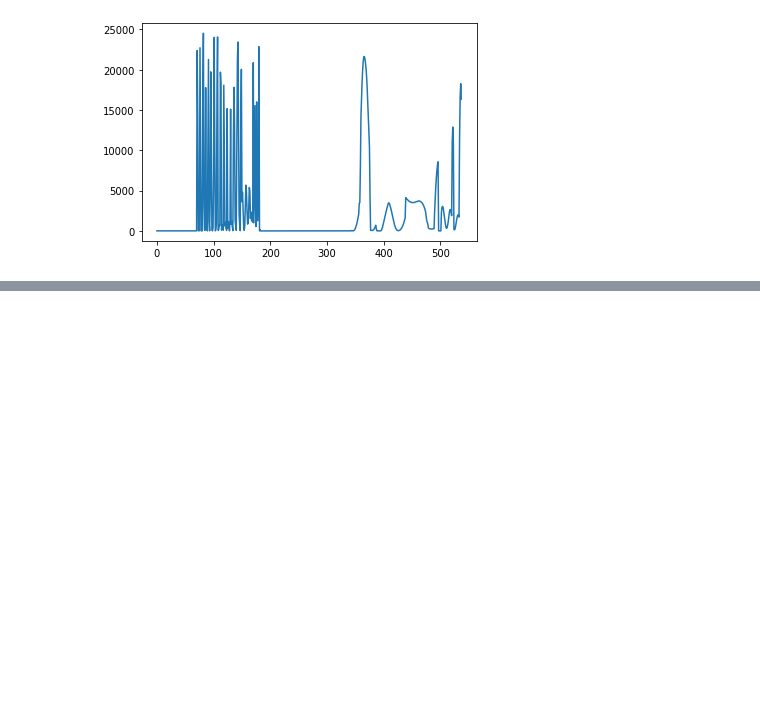
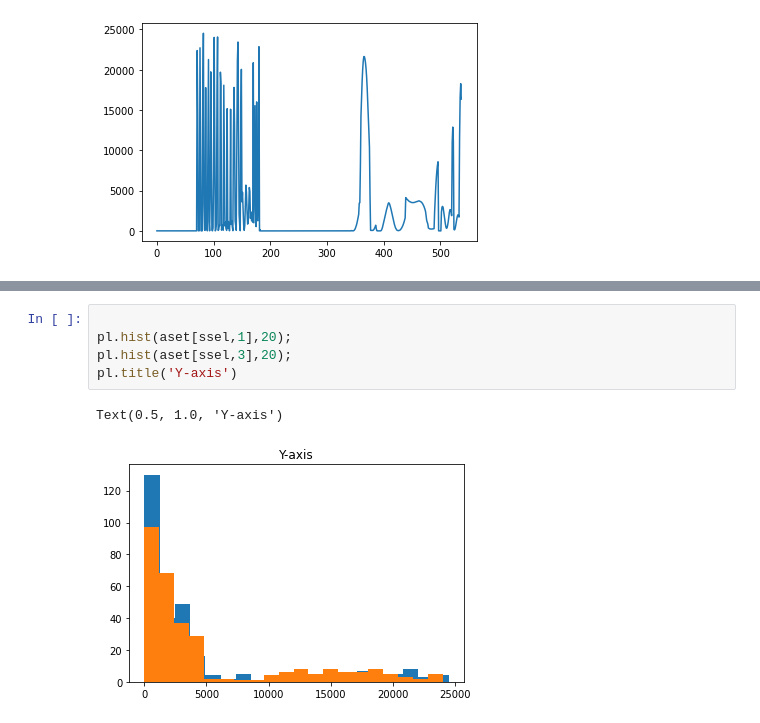
Before and after one commit to limu007/cube, a Jupyter notebook: Attitude_august.ipynb, the cells around one changed output, grey strips where cells are left out. Saved outputs shown, nothing was run; the diff lists cells and outputs as text; blank space fills up the shorter version.

```diff
--- a/Attitude_august.ipynb
+++ b/Attitude_august.ipynb
@@ -287,2 +256,10 @@ pl.hist(aset[ssel,2],20);
+# %%
+
+pl.hist(aset[ssel,1],20);
+pl.hist(aset[ssel,3],20);
+pl.title('Y-axis')
+# %% [output]
+Text(0.5, 1.0, 'Y-axis')
+[figure, new version]
 # %%
 pl.hist(aset[ssel,4],20);
```
Also changed, not shown: parts of 12 cells of this notebook.
